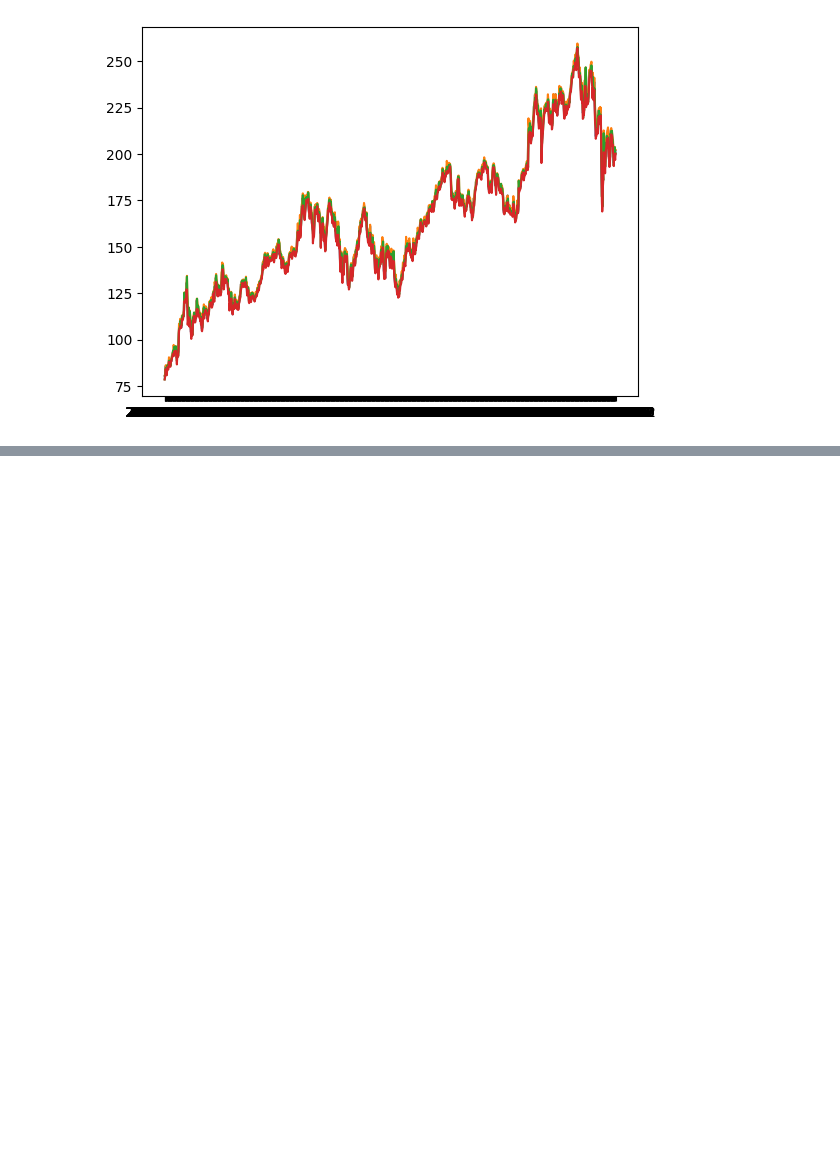
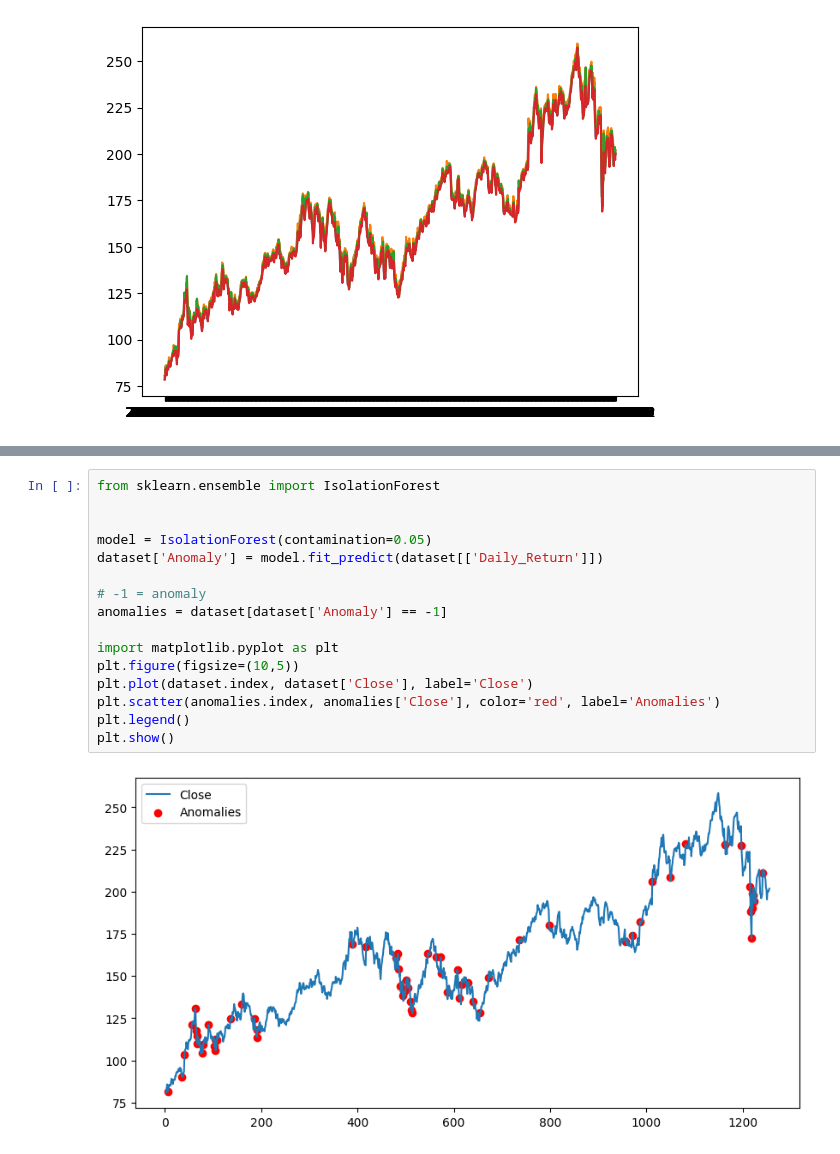
Before and after one commit to SoumyaBhaiya/AppleStocksAnalysis, a Jupyter notebook: stockAnalysis.ipynb, the cells around one changed output, grey strips where cells are left out. Cells and saved outputs as stored; diff of their text form; blank space fills up the shorter version.

```diff
--- a/stockAnalysis.ipynb
+++ b/stockAnalysis.ipynb
@@ -62,0 +126,18 @@ plt.plot(dataset["Date"], dataset["Low"])
+# %%
+from sklearn.ensemble import IsolationForest
+
+
+model = IsolationForest(contamination=0.05)
+dataset['Anomaly'] = model.fit_predict(dataset[['Daily_Return']])
+
+# -1 = anomaly
+anomalies = dataset[dataset['Anomaly'] == -1]
+
+import matplotlib.pyplot as plt
+plt.figure(figsize=(10,5))
+plt.plot(dataset.index, dataset['Close'], label='Close')
+plt.scatter(anomalies.index, anomalies['Close'], color='red', label='Anomalies')
+plt.legend()
+plt.show()
+# %% [output]
+[figure, added]
```
Also changed, not shown: parts of 5 cells of this notebook.
